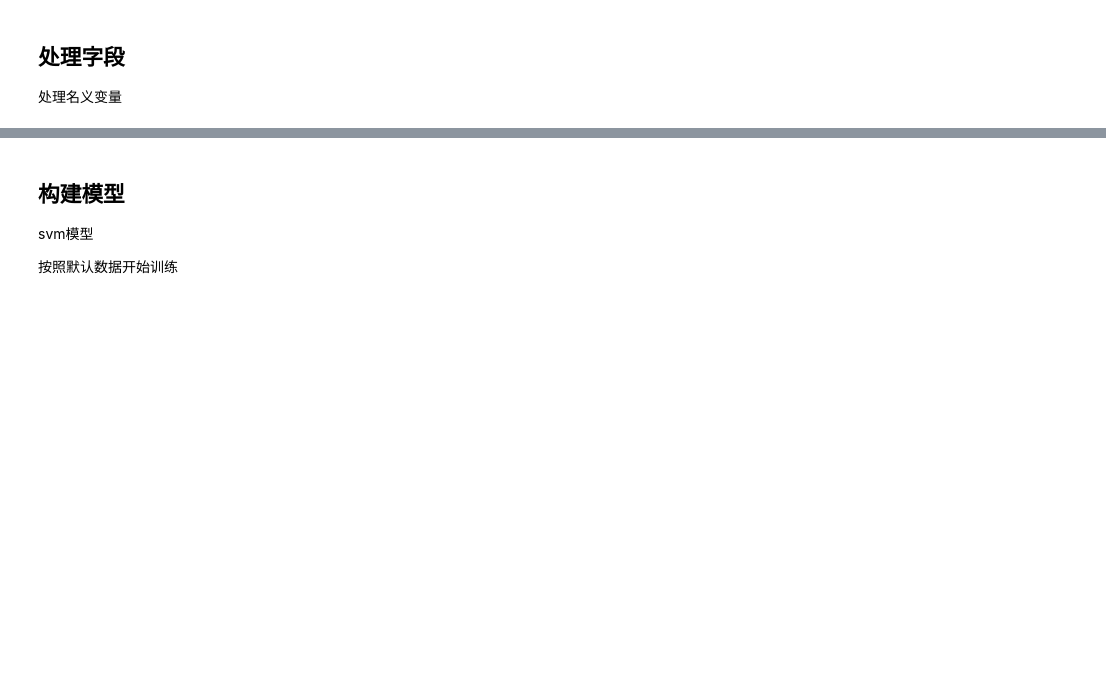
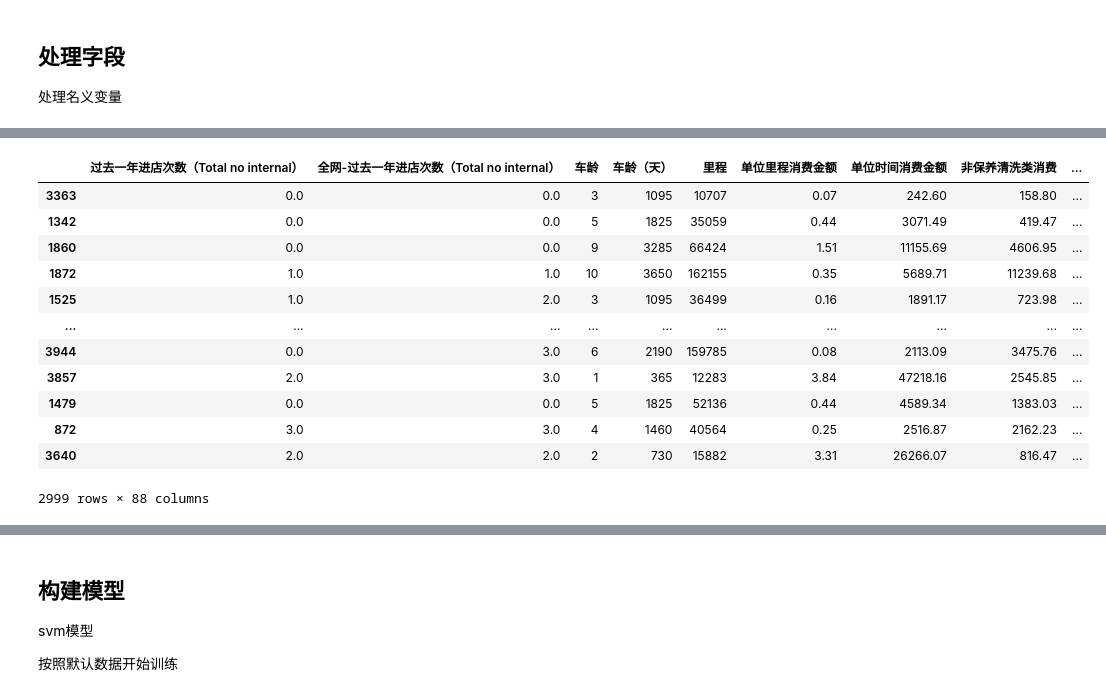
Before and after one commit to thales-ucas/bmw, a Jupyter notebook: cluster.ipynb, the cells around one changed output, grey strips where cells are left out. Drawn from its saved outputs; the diff is of its cells as text; code cells hidden in the pictures; blank space fills up the shorter version.

```diff
--- a/cluster.ipynb
+++ b/cluster.ipynb
@@ -98,0 +64,22 @@ Name: 客户是否流失, Length: 999, dtype: int64
+# %%
+from sklearn.model_selection import train_test_split
+
+data_train = data[0:3999]
+data_test = data[4000:]
+
+X_train, X_test, y_train, y_test = train_test_split( data_train.drop(columns=['客户是否流失']), data_train['客户是否流失'])
+X_train
+# %% [output]
+|  | 过去一年进店次数（Total no internal） | 全网-过去一年进店次数（Total no internal） | 车龄 | 车龄（天） | 里程 | 单位里程消费金额 | 单位时间消费金额 | 非保养清洗类消费 | ... |
+| 3363 | 0.0 | 0.0 | 3 | 1095 | 10707 | 0.07 | 242.60 | 158.80 | ... |
+| 1342 | 0.0 | 0.0 | 5 | 1825 | 35059 | 0.44 | 3071.49 | 419.47 | ... |
+| 1860 | 0.0 | 0.0 | 9 | 3285 | 66424 | 1.51 | 11155.69 | 4606.95 | ... |
+| 1872 | 1.0 | 1.0 | 10 | 3650 | 162155 | 0.35 | 5689.71 | 11239.68 | ... |
+| 1525 | 1.0 | 2.0 | 3 | 1095 | 36499 | 0.16 | 1891.17 | 723.98 | ... |
+| ... | ... | ... | ... | ... | ... | ... | ... | ... | ... |
+| 3944 | 0.0 | 3.0 | 6 | 2190 | 159785 | 0.08 | 2113.09 | 3475.76 | ... |
+| 3857 | 2.0 | 3.0 | 1 | 365 | 12283 | 3.84 | 47218.16 | 2545.85 | ... |
+| 1479 | 0.0 | 0.0 | 5 | 1825 | 52136 | 0.44 | 4589.34 | 1383.03 | ... |
+| 872 | 3.0 | 3.0 | 4 | 1460 | 40564 | 0.25 | 2516.87 | 2162.23 | ... |
+| 3640 | 2.0 | 2.0 | 2 | 730 | 15882 | 3.31 | 26266.07 | 816.47 | ... |
+2999 rows × 88 columns
```
Also changed, not shown: parts of 21 cells of this notebook, 2 other files.
